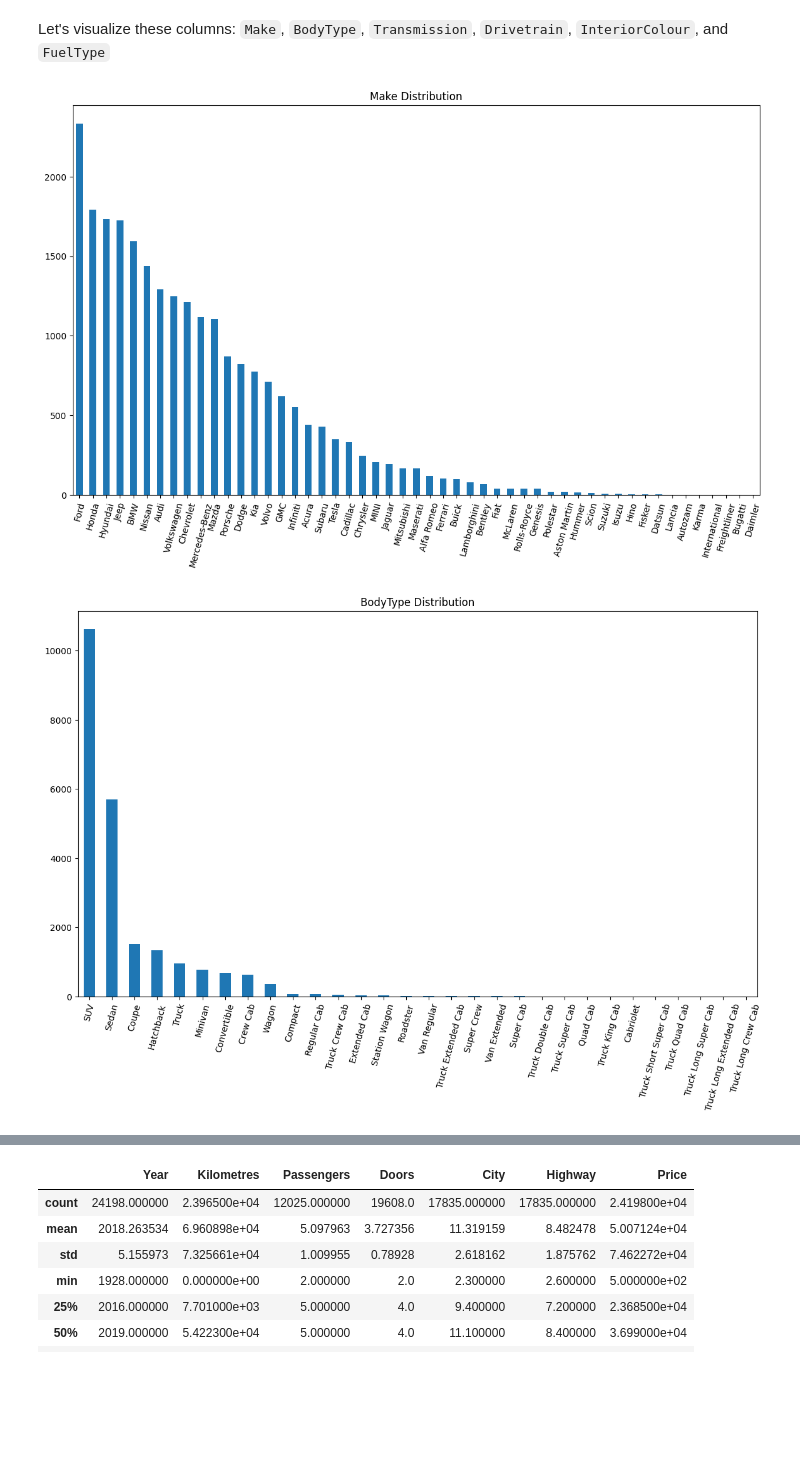
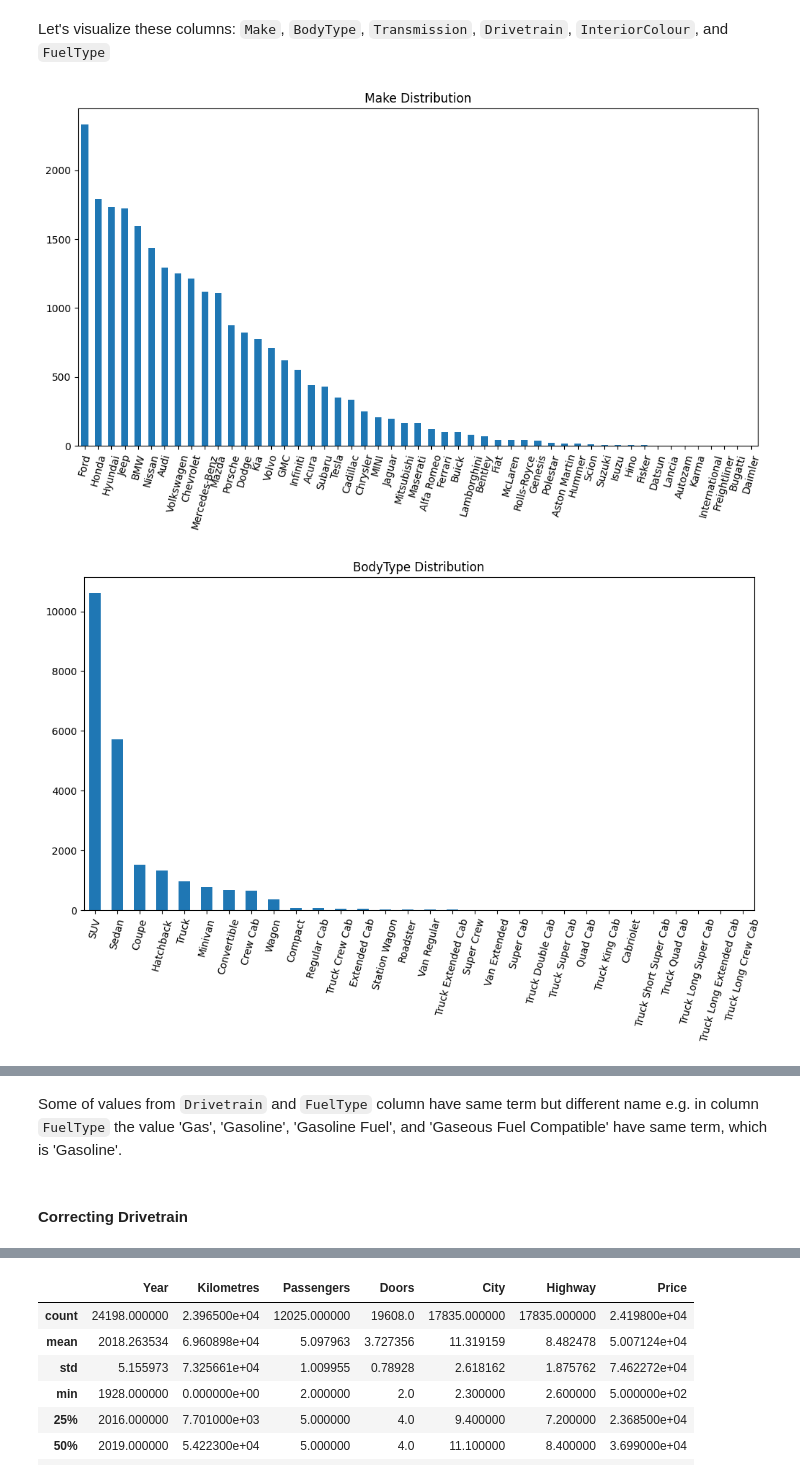
Before and after one commit to alfiannajih/used-vehicle-price-prediction, a Jupyter notebook: used_vehicle.ipynb, the cells around one changed output, grey strips where cells are left out. Cells and saved outputs as stored; diff of their text form; code cells hidden in the pictures; blank space fills up the shorter version.

```diff
--- a/used_vehicle.ipynb
+++ b/used_vehicle.ipynb
@@ -317,7 +338,7 @@ memory usage: 3.0+ MB
 We will inspect the columns with type of `object`.
 # %%
 for column in full_data.select_dtypes(include='object').columns:
-    temp_other_sum = full_cat_data[column].str.contains('other', case=False).sum()
+    temp_other_sum = full_data.select_dtypes(include='object')[column].str.contains('other', case=False).sum()
 
     print(f'{column} contains {temp_other_sum} "other" values')
 # %% [output]
@@ -427,12 +426,12 @@ Let's visualize these columns: `Make`, `BodyType`, `Transmission`, `Drivetrain`,
 # %%
 for column in ['Make', 'BodyType', 'Transmission', 'Drivetrain', 'InteriorColour', 'FuelType']:
     full_cat_data[column].value_counts().plot(
         kind='bar',
         title=f'{column} Distribution',
         rot=75,
-        figsize=(14, 8)
+        figsize=(12, 6)
     )
     plt.show()
 # %% [output]
-[figure, old version]
+[figure, new version]
-[figure, old version]
+[figure, new version]
@@ -442,0 +442,4 @@ for column in ['Make', 'BodyType', 'Transmission', 'Drivetrain', 'InteriorColour
+# %% [markdown]
+Some of values from `Drivetrain` and `FuelType` column have same term but different name e.g. in column `FuelType` the value 'Gas', 'Gasoline', 'Gasoline Fuel', and 'Gaseous Fuel Compatible' have same term, which is 'Gasoline'.
+# %% [markdown]
+#### Correcting Drivetrain <a name='correcting_drivetrain'></a>
```
Also changed, not shown: parts of 33 cells of this notebook.
